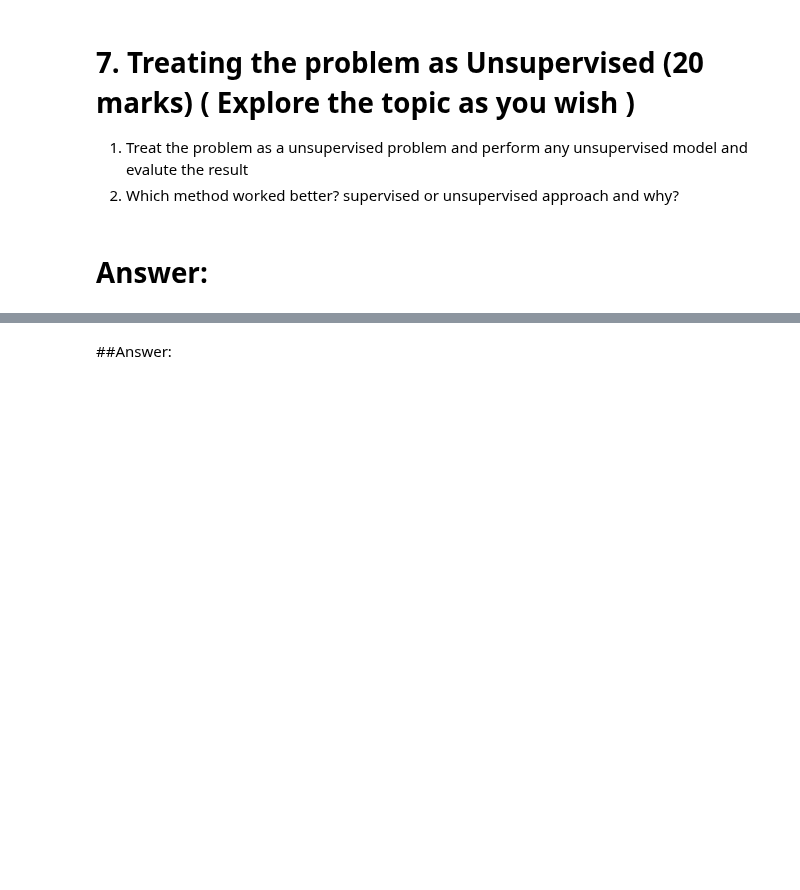
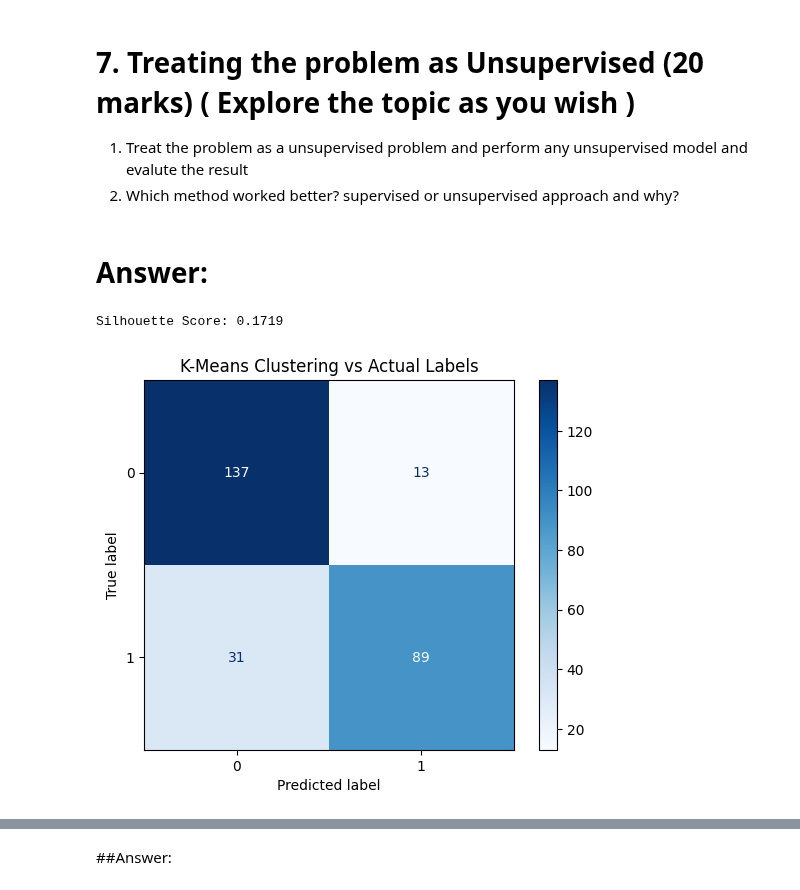
Before and after one commit to Dev-Maidul/heart-disease-ml-pipeline, a Jupyter notebook: ML_FINAL.ipynb, the cells around one changed output, grey strips where cells are left out. Cells and saved outputs as stored; diff of their text form; code cells hidden in the pictures; blank space fills up the shorter version.

```diff
--- a/ML_FINAL.ipynb
+++ b/ML_FINAL.ipynb
@@ -576,3 +580,32 @@ The better performance of Logistic Regression is likely due to the relatively sm
 2. Which method worked better? supervised or unsupervised approach and why?
 # %% [markdown]
 # Answer:
+# %%
+
+
+# Features only (without target labels)
+X_unsupervised = X_scaled
+
+# K-Means Clustering
+kmeans = KMeans(
+    n_clusters=2,
+    random_state=42,
+    n_init=10
+)
+
+clusters = kmeans.fit_predict(X_unsupervised)
+
+# Silhouette Score
+sil_score = silhouette_score(X_unsupervised, clusters)
+
+print(f"Silhouette Score: {sil_score:.4f}")
+
+# Compare clusters with actual labels
+cm = confusion_matrix(y, clusters)
+
+ConfusionMatrixDisplay(confusion_matrix=cm).plot(cmap="Blues")
+plt.title("K-Means Clustering vs Actual Labels")
+plt.show()
+# %% [output]
+Silhouette Score: 0.1719
+[figure, added]
```
Also changed, not shown: parts of 5 cells of this notebook.
